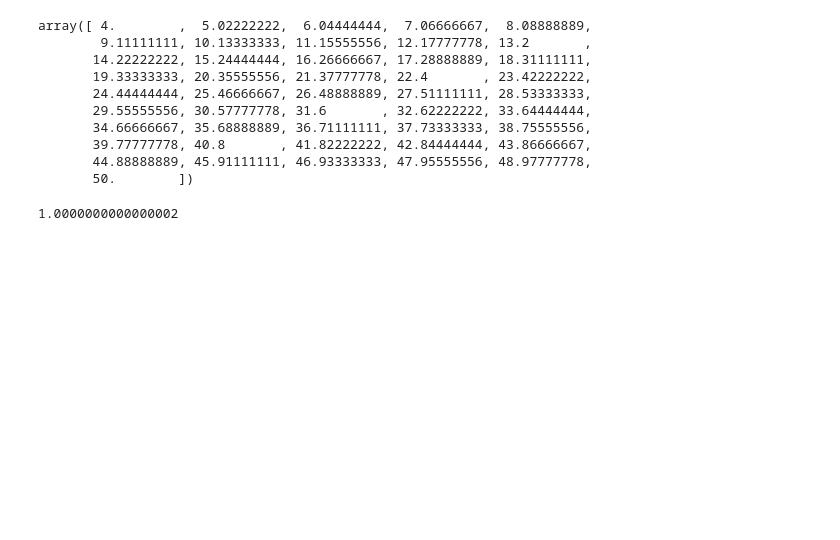
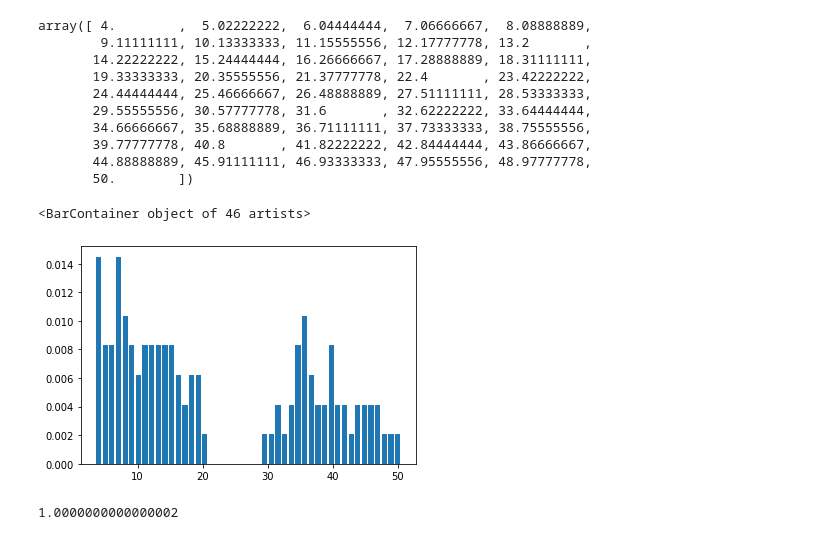
Before and after one commit to meyresearch/amino_acid_distance_distributions, a Jupyter notebook: scripts/sanity_checking_plots.ipynb, the cells around one changed output. Cells and saved outputs as stored; diff of their text form; code cells hidden in the pictures; blank space fills up the shorter version.

```diff
--- a/scripts/sanity_checking_plots.ipynb
+++ b/scripts/sanity_checking_plots.ipynb
@@ -46,6 +63,11 @@ array([ 4.        ,  5.02222222,  6.04444444,  7.06666667,  8.08888889,
        39.77777778, 40.8       , 41.82222222, 42.84444444, 43.86666667,
        44.88888889, 45.91111111, 46.93333333, 47.95555556, 48.97777778,
        50.        ])
+# %%
+plt.bar(distances, histogram_list[1])
+# %% [output]
+<BarContainer object of 46 artists>
+[figure, added]
 # %%
 normalised_median = median / np.sum(median)
 # %%
```
Also changed, not shown: parts of 64 cells of this notebook, 1 other file.
